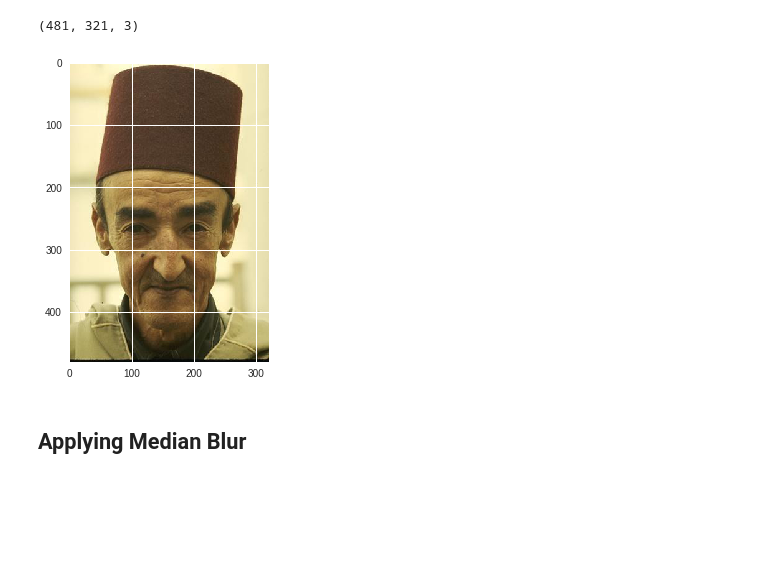
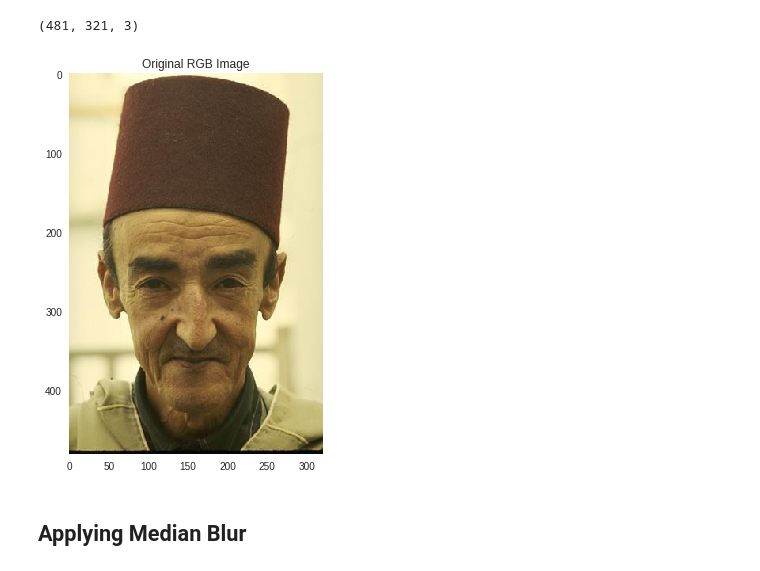
Before and after one commit to FNSYacoub/Cartoonify-Images, a Jupyter notebook: Cartoonify_Images.ipynb, the cells around one changed output. Saved outputs shown, nothing was run; the diff lists cells and outputs as text; code cells hidden in the pictures; blank space fills up the shorter version.

```diff
--- a/Cartoonify_Images.ipynb
+++ b/Cartoonify_Images.ipynb
@@ -49,3 +49,5 @@ Archive:  /content/img.zip
+# %%
+plt.rcParams["axes.grid"] = False
 # %% [markdown]
 ## Loading Images
 # %%
@@ -57,10 +59,12 @@ image.shape
 # %% [output]
 (481, 321, 3)
 # %%
+  plt.figure(figsize=(7,7))
+  title('Original RGB Image')
   plt.imshow(image)
   plt.show(True)
 # %% [output]
-[figure, old version]
+[figure, new version]
 # %% [markdown]
 ## Applying Median Blur
 # %%
```
Also changed, not shown: parts of 13 cells of this notebook.
